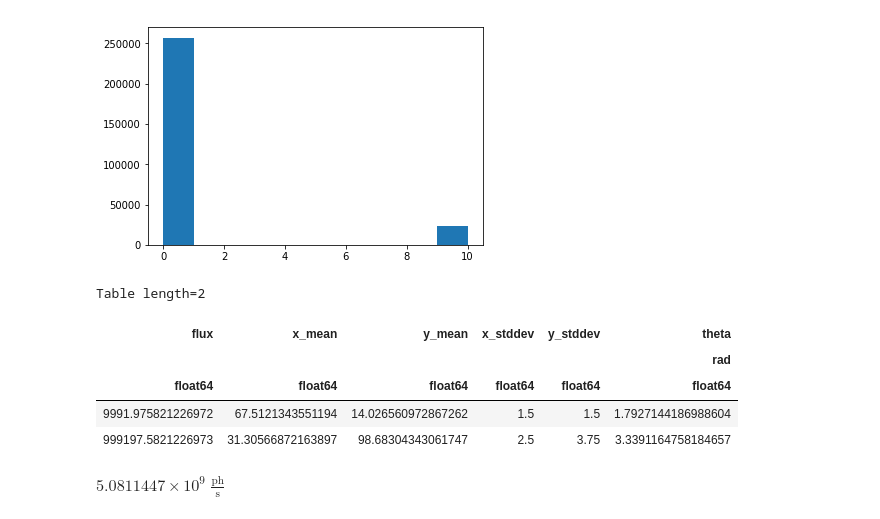
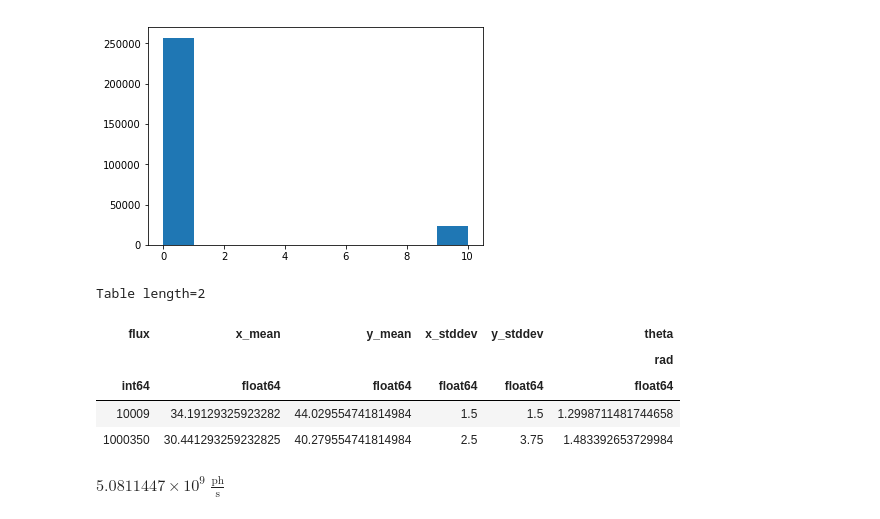
Before and after one commit to mrtommyb/imsim, a Jupyter notebook: notebooks/Untitled.ipynb, the cells around one changed output. Cells and saved outputs as stored; diff of their text form; code cells hidden in the pictures.

```diff
--- a/notebooks/Untitled.ipynb
+++ b/notebooks/Untitled.ipynb
@@ -128,15 +153,15 @@ plt.hist(bgstarsflux.value)
         8.00000015e+00, 9.00000007e+00, 1.00000000e+01]),
  <a list of 10 Patch objects>)
 [figure]
-# %%
-table_target
-# %% [output]
-Table length=2
-| flux | x_mean | y_mean | x_stddev | y_stddev | theta |
-|  |  |  |  |  | rad |
-| float64 | float64 | float64 | float64 | float64 | float64 |
-| 9991.975821226972 | 67.5121343551194 | 14.026560972867262 | 1.5 | 1.5 | 1.7927144186988604 |
-| 999197.5821226973 | 31.30566872163897 | 98.68304343061747 | 2.5 | 3.75 | 3.3391164758184657 |
+# %%
+table_target2
+# %% [output]
+Table length=2
+| flux | x_mean | y_mean | x_stddev | y_stddev | theta |
+|  |  |  |  |  | rad |
+| int64 | float64 | float64 | float64 | float64 | float64 |
+| 10009 | 34.19129325923282 | 44.029554741814984 | 1.5 | 1.5 | 1.2998711481744658 |
+| 1000350 | 30.441293259232825 | 40.279554741814984 | 2.5 | 3.75 | 1.483392653729984 |
 # %%
 bgstarsflux[0].to(u.photon / u.cm**2 / u.s / u.um, equivalencies=u.spectral_density(0.4 * u.um)) * mirror_area.to(u.cm**2) * 400*u.um
 # %% [output]
```
Also changed, not shown: parts of 8 cells of this notebook.
